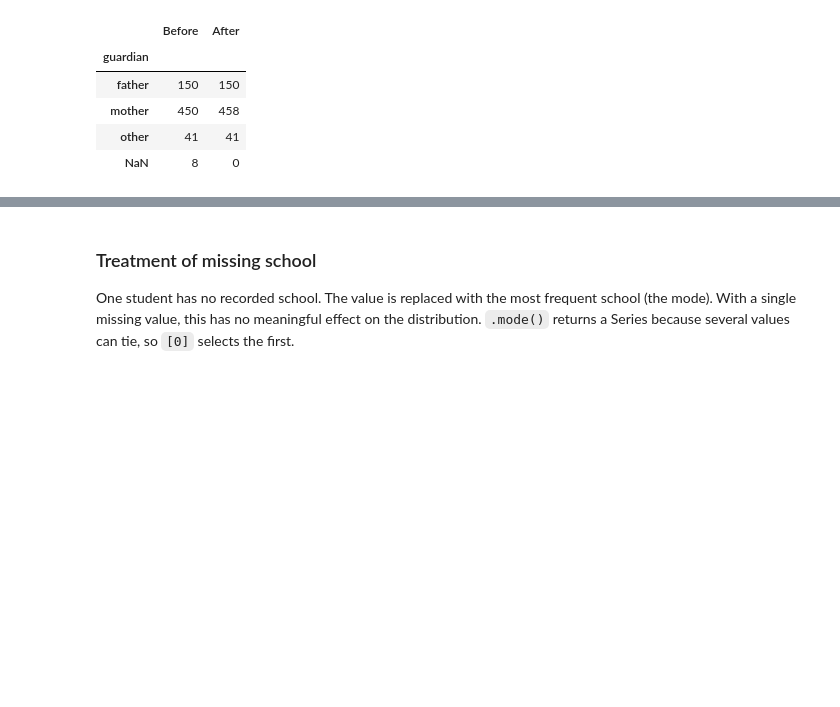
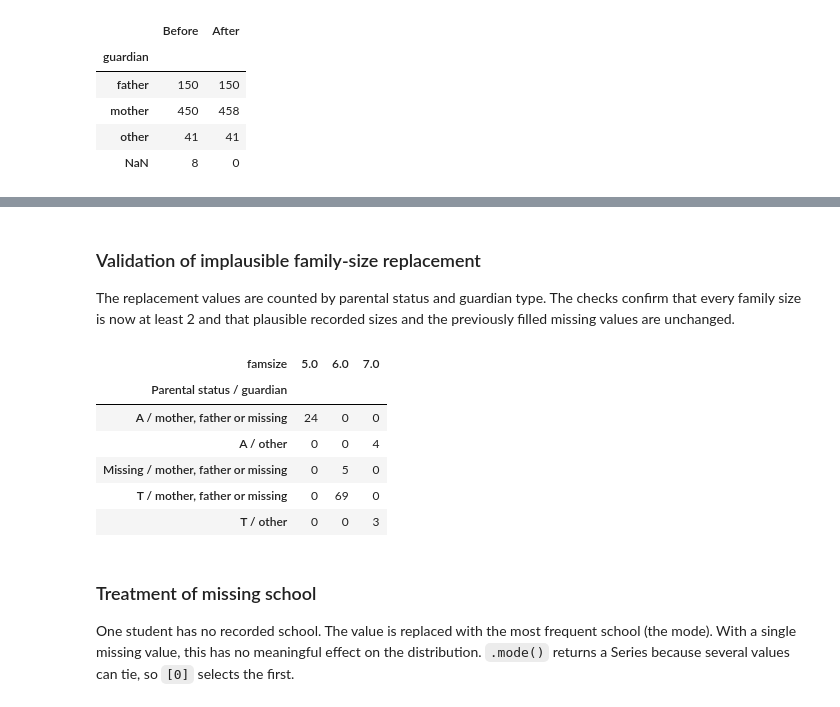
Before and after one commit to HenriqueReduto/Data-Mining-Project, a Jupyter notebook: notebooks/data_preprocessing.ipynb, the cells around one changed output, grey strips where cells are left out. Drawn from its saved outputs; the diff is of its cells as text; code cells hidden in the pictures; blank space fills up the shorter version.

```diff
--- a/notebooks/data_preprocessing.ipynb
+++ b/notebooks/data_preprocessing.ipynb
@@ -563,4 +541,0 @@ treatment.
-# %%
-student_data_clean = student_data_clean.drop(columns=['famsize'])
-
-student_data_clean.shape
@@ -579,0 +744,9 @@ assert student_data_clean.index.equals(student_data.index)
+# %%
+implausible_family = student_data['famsize'].isin([0, 1])
+
+implausible_by_status = pd.crosstab(
+    student_data.loc[implausible_family, 'famsize'],
+    student_data.loc[implausible_family, 'Pstatus'].fillna('Missing')
+)
+
+implausible_by_status
@@ -580,3 +769,49 @@ assert student_data_clean.index.equals(student_data.index)
+# %%
+overall_plausible_median = student_data.loc[plausible_family, 'famsize'].median()
+
+family_replacement = family_reference.fillna(overall_plausible_median)
+
+student_data_clean['famsize'] = student_data_clean['famsize'].mask(
+    implausible_family, family_replacement
+)
+# %% [markdown]
+### Validation of implausible family-size replacement
+
+The replacement values are counted by parental status and guardian type.
+The checks confirm that every family size is now at least 2 and that
+plausible recorded sizes and the previously filled missing values are
+unchanged.
+# %%
+replacement_group = (
+    student_data['Pstatus'].fillna('Missing')
+    + ' / '
+    + student_data['guardian'].map(
+        lambda guardian: 'other' if guardian == 'other' else 'mother, father or missing'
+    )
+).rename('Parental status / guardian')
+
+replaced_family = pd.crosstab(
+    replacement_group[implausible_family],
+    student_data_clean.loc[implausible_family, 'famsize']
+)
+
+assert student_data_clean['famsize'].ge(2).all()
+assert student_data_clean.loc[plausible_family, 'famsize'].equals(
+    student_data.loc[plausible_family, 'famsize']
+)
+assert student_data_clean.loc[
+    student_data['famsize'].isna(), 'famsize'
+].equals(family_reference[student_data['famsize'].isna()])
+
+replaced_family
+# %% [output]
+| famsize | 5.0 | 6.0 | 7.0 |
+| Parental status / guardian |  |  |  |
+| A / mother, father or missing | 24 | 0 | 0 |
+| A / other | 0 | 0 | 4 |
+| Missing / mother, father or missing | 0 | 5 | 0 |
+| T / mother, father or missing | 0 | 69 | 0 |
+| T / other | 0 | 0 | 3 |
 # %% [markdown]
 ### Treatment of missing school
 
```
Also changed, not shown: parts of 23 cells of this notebook, 2 other files.
